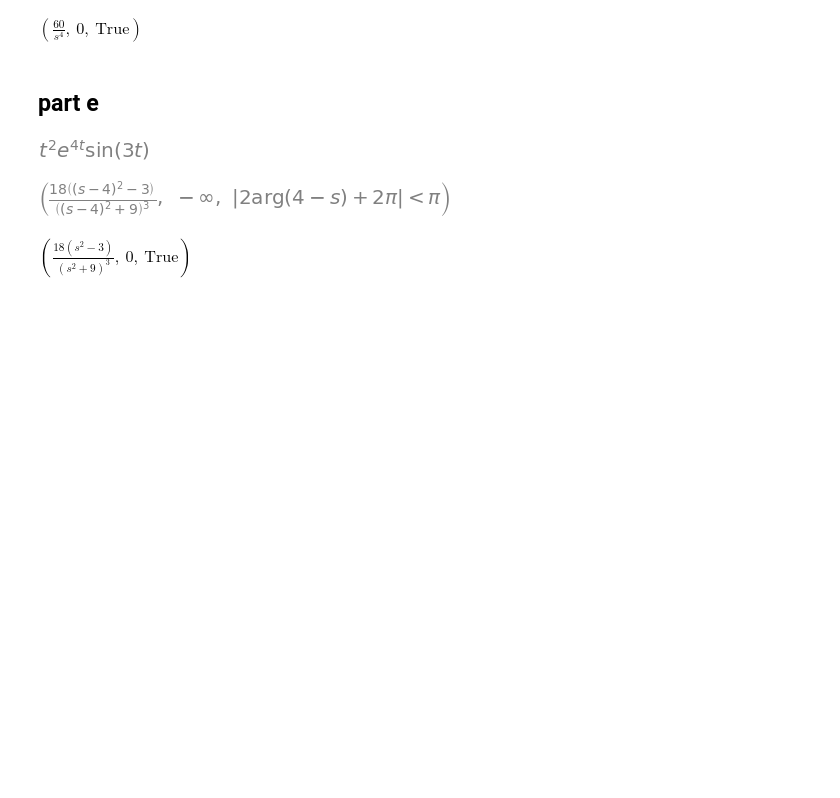
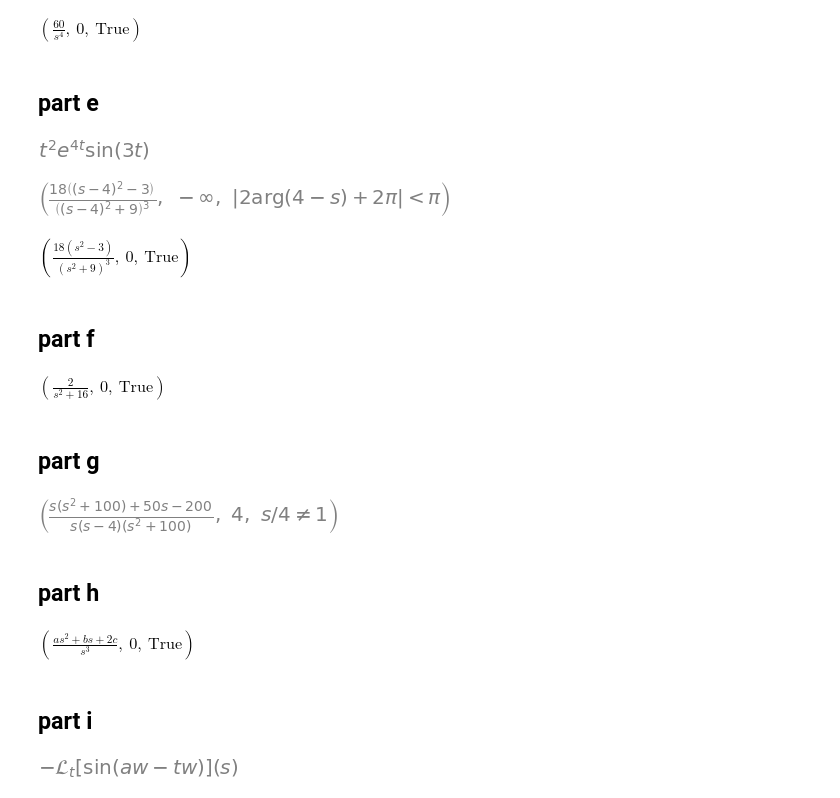
Before and after one commit to nmondora/301, a Jupyter notebook: hw6.ipynb, the cells around one changed output. Drawn from its saved outputs; the diff is of its cells as text; code cells hidden in the pictures; blank space fills up the shorter version.

```diff
--- a/hw6.ipynb
+++ b/hw6.ipynb
@@ -86,3 +87,5 @@ killme = sympy.laplace_transform(f,t,s)
 killme
 # %% [output]
 $\displaystyle \left( \frac{18 \left(s^{2} - 3\right)}{\left(s^{2} + 9\right)^{3}}, \  0, \  \text{True}\right)$
+# %% [markdown]
+## part f
@@ -88,0 +94,16 @@ $\displaystyle \left( \frac{18 \left(s^{2} - 3\right)}{\left(s^{2} + 9\right)^{3
+# %%
+partF = sympy.laplace_transform(f,t,s)
+partF
+# %% [output]
+$\displaystyle \left( \frac{2}{s^{2} + 16}, \  0, \  \text{True}\right)$
+# %% [markdown]
+## part g
+# %%
+f = exp(4*t) + (sin(5*t))**2
+# %%
+partG = sympy.laplace_transform(f,t,s)
+partG
+# %% [output]
+[figure, added]
+# %% [markdown]
+## part h
@@ -88,0 +116,7 @@ $\displaystyle \left( \frac{18 \left(s^{2} - 3\right)}{\left(s^{2} + 9\right)^{3
+# %%
+partH = sympy.laplace_transform(f,t,s)
+partH
+# %% [output]
+$\displaystyle \left( \frac{a s^{2} + b s + 2 c}{s^{3}}, \  0, \  \text{True}\right)$
+# %% [markdown]
+## part i
@@ -88,0 +128,5 @@ $\displaystyle \left( \frac{18 \left(s^{2} - 3\right)}{\left(s^{2} + 9\right)^{3
+# %%
+partI = sympy.laplace_transform(f,t,s)
+partI
+# %% [output]
+[figure, added]
```
Also changed, not shown: parts of 4 cells of this notebook.
